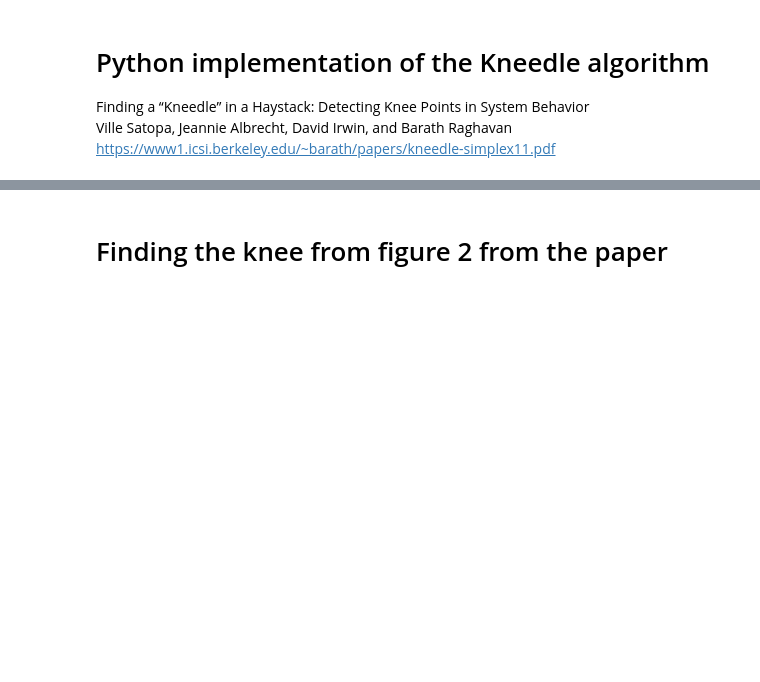
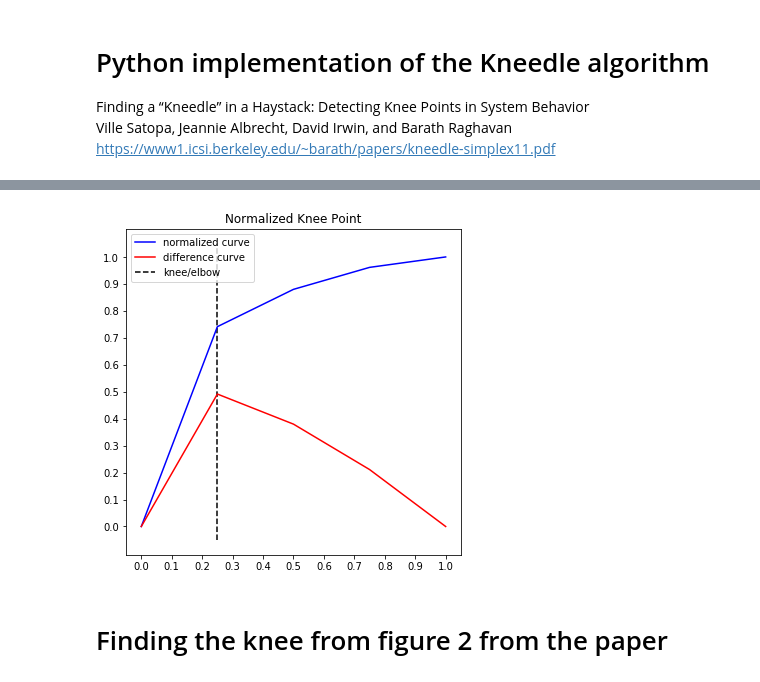
Before and after one commit to arvkevi/kneed, a Jupyter notebook: notebooks/kneedle_algorithm.ipynb, the cells around one changed output, grey strips where cells are left out. Saved outputs shown, nothing was run; the diff lists cells and outputs as text; code cells hidden in the pictures; blank space fills up the shorter version.

```diff
--- a/notebooks/kneedle_algorithm.ipynb
+++ b/notebooks/kneedle_algorithm.ipynb
@@ -12,3 +27,7 @@ import matplotlib.pyplot as plt
+# %%
+kneedle.plot_knee_normalized()
+# %% [output]
+[figure, added]
 # %% [markdown]
 # Finding the knee from figure 2 from the paper
 # %%
```
Also changed, not shown: parts of 2 cells of this notebook, 1 other file.
